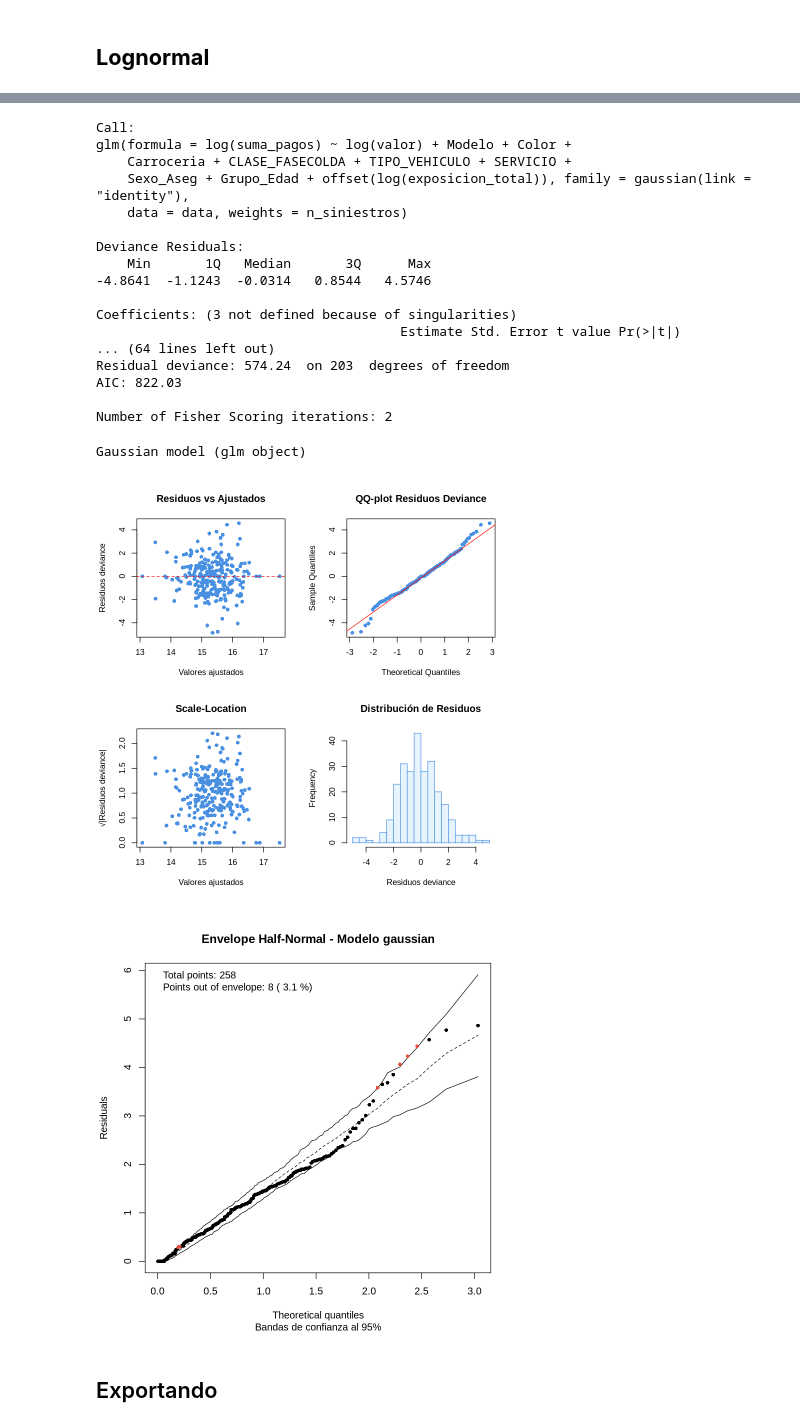
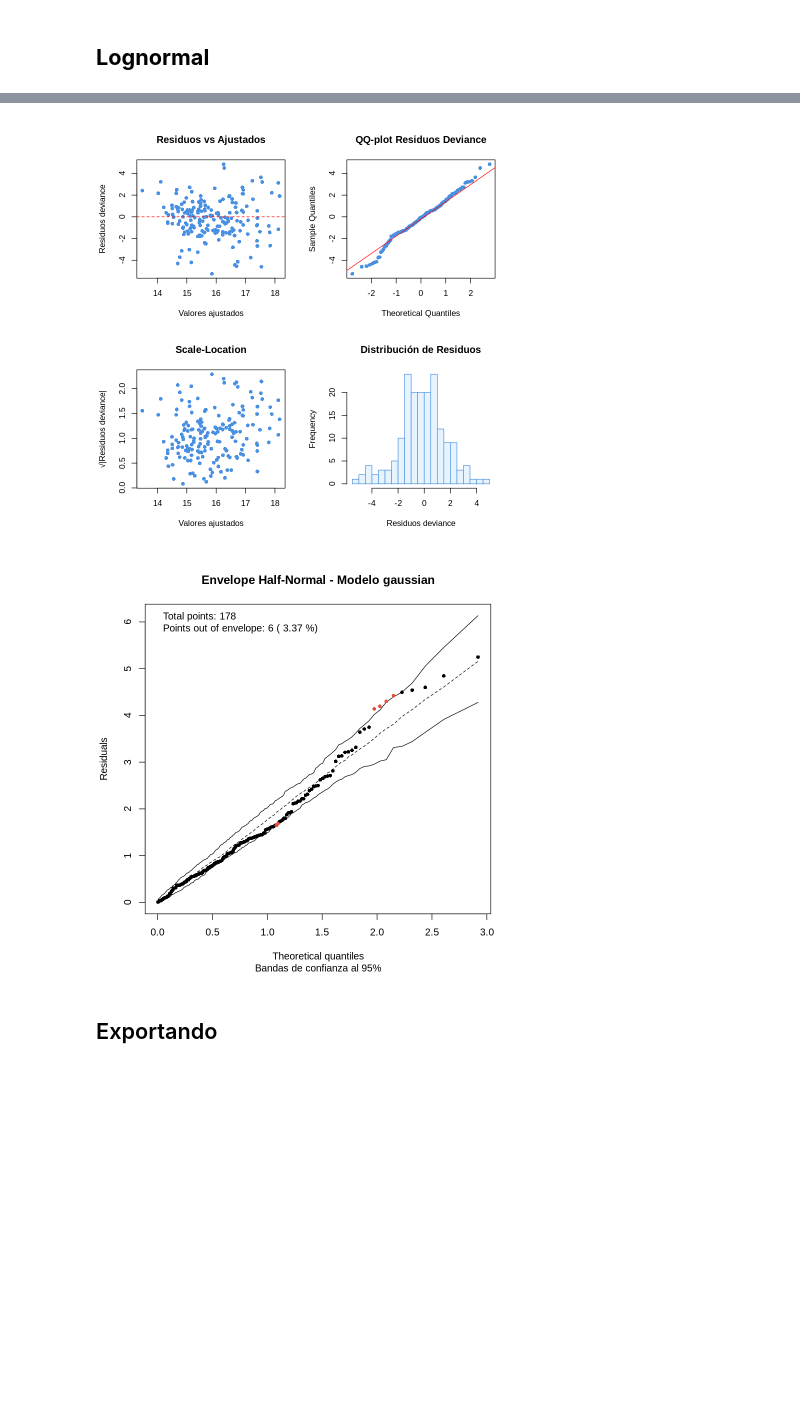
Before and after one commit to RiemannIntegrable/pricing-de-seguros-con-modelos-lineales-generalizados, a Jupyter notebook: notebooks/severidad.ipynb, the cells around one changed output, grey strips where cells are left out. Saved outputs shown, nothing was run; the diff lists cells and outputs as text; code cells hidden in the pictures; blank space fills up the shorter version.

Commit message:
modelacion terminada

```diff
--- a/notebooks/severidad.ipynb
+++ b/notebooks/severidad.ipynb
@@ -57,7 +56,7 @@ establecer_categorias_referencia <- function(df, vars_categoricas, var_exposicio
 }
 
 vars_categoricas <- c("Modelo", "Color", "Carroceria", "CLASE_FASECOLDA",
-                     "TIPO_VEHICULO", "SERVICIO", "Sexo_Aseg", "Grupo_Edad")
+                     "TIPO_VEHICULO", "SERVICIO", "Sexo_Aseg", "Edad")
 
 data <- establecer_categorias_referencia(data, vars_categoricas)
 
@@ -181,0 +308,8 @@ Gamma model
+# %%
+modelo_severidad_lognormal <- glm(
+  log(suma_pagos) ~ log(valor) + TIPO_VEHICULO + Sexo_Aseg + Edad + offset(log(exposicion_total)),
+  family = gaussian(link = "identity"),
+  weights = n_siniestros,
+  data = data
+)
+summary(modelo_severidad_lognormal)
@@ -182,31 +334,4 @@ Gamma model
 # %%
-# Modelo completo de severidad
-modelo_sev_completo <- glm(
-  log(suma_pagos) ~ log(valor) + Modelo + Color + Carroceria + CLASE_FASECOLDA +
-               TIPO_VEHICULO + SERVICIO + Sexo_Aseg + Grupo_Edad + offset(log(exposicion_total)),
-  family = gaussian(link = "identity"),
-  weights = n_siniestros,
-  data = data
-)
-
-# Modelo nulo de severidad
-modelo_sev_nulo <- glm(
-  log(suma_pagos) ~ 1,
-  family = gaussian(link = "identity"),
-  weights = n_siniestros,
-  data = data
-)
-
-# Stepwise
-modelo_severidad_lognormal <- step(
-  modelo_sev_completo,
-  scope = list(lower = modelo_sev_nulo, upper = modelo_sev_completo),
-  direction = "forward",
-  trace = TRUE
-)
-
-summary(modelo_severidad_lognormal)
-
 # 1. Extraer residuos básicos
 residuos_deviance <- residuals(modelo_severidad_lognormal, type = "deviance")
 residuos_pearson <- residuals(modelo_severidad_lognormal, type = "pearson")
@@ -274,23 +396,5 @@ log(suma_pagos) ~ log(valor) + Modelo + Color + Carroceria +
-Call:
-glm(formula = log(suma_pagos) ~ log(valor) + Modelo + Color +
-    Carroceria + CLASE_FASECOLDA + TIPO_VEHICULO + SERVICIO +
-    Sexo_Aseg + Grupo_Edad + offset(log(exposicion_total)), family = gaussian(link = "identity"),
-    data = data, weights = n_siniestros)
-
-Deviance Residuals:
-    Min       1Q   Median       3Q      Max
--4.8641  -1.1243  -0.0314   0.8544   4.5746
-
-Coefficients: (3 not defined because of singularities)
-                                       Estimate Std. Error t value Pr(>|t|)
-... (64 lines left out)
-Residual deviance: 574.24  on 203  degrees of freedom
-AIC: 822.03
-
-Number of Fisher Scoring iterations: 2
-Gaussian model (glm object)
-[figure, old version]
+[figure, new version]
-[figure, old version]
+[figure, new version]
 # %% [markdown]
 ## Exportando
 # %%
```
Also changed, not shown: parts of 13 cells of this notebook, 12 other files.
